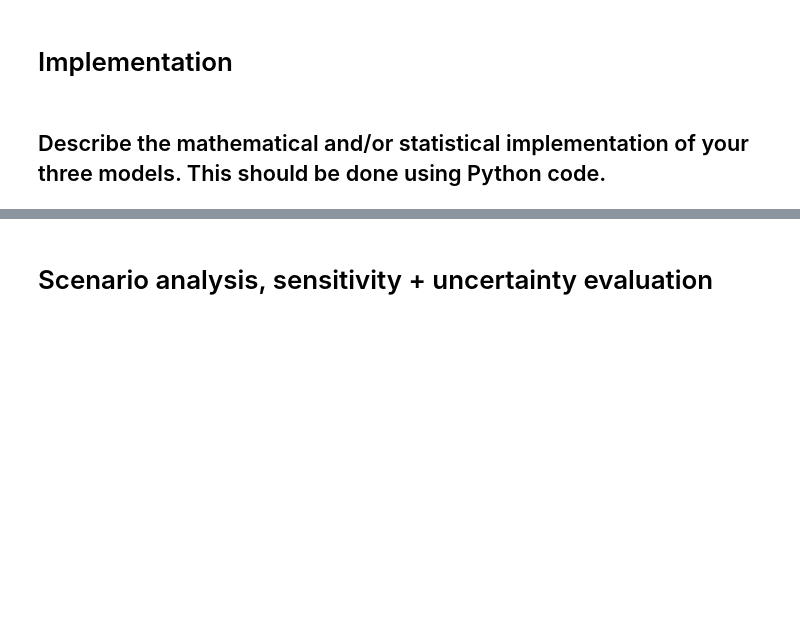
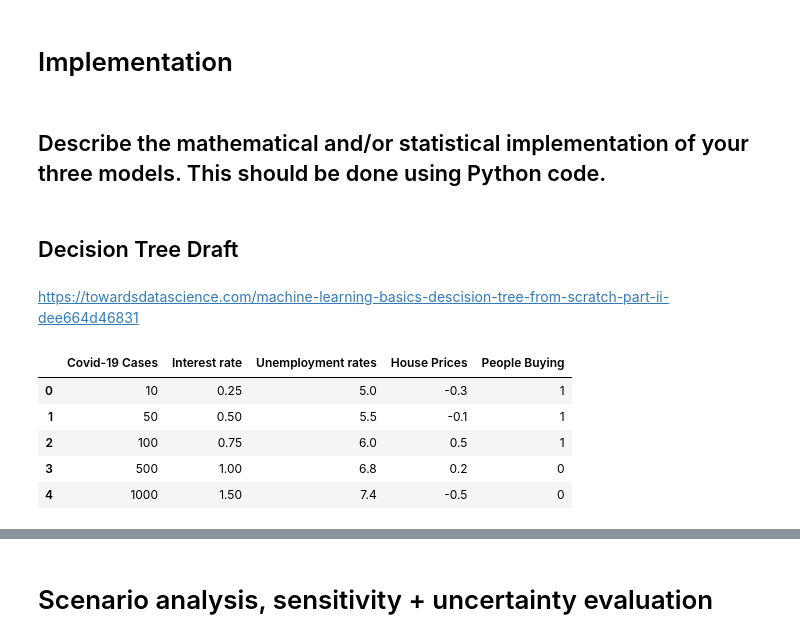
Before and after one commit to 13269384/41189-assignment-template, a Jupyter notebook: 41189 Modelling Assignment.ipynb, the cells around one changed output, grey strips where cells are left out. Saved outputs shown, nothing was run; the diff lists cells and outputs as text; code cells hidden in the pictures; blank space fills up the shorter version.

```diff
--- a/41189 Modelling Assignment.ipynb
+++ b/41189 Modelling Assignment.ipynb
@@ -260,3 +260,7 @@ Yardney, M. (2020, September 13). Sydney property market outlook. Michael Yardne
 # Implementation
 # %% [markdown]
 ## Describe the mathematical and/or statistical implementation of your three models. This should be done using Python code.
+# %% [markdown]
+## Decision Tree Draft
+# %% [markdown]
+https://towardsdatascience.com/machine-learning-basics-descision-tree-from-scratch-part-ii-dee664d46831
@@ -262,0 +273,12 @@ Yardney, M. (2020, September 13). Sydney property market outlook. Michael Yardne
+# %%
+col_names = ['Covid-19 Cases', 'Interest rate', 'Unemployment rates', 'House Prices', 'People Buying']
+# load dataset
+df = pd.read_csv("sheet3.csv")
+df.head()
+# %% [output]
+|  | Covid-19 Cases | Interest rate | Unemployment rates | House Prices | People Buying |
+| 0 | 10 | 0.25 | 5.0 | -0.3 | 1 |
+| 1 | 50 | 0.50 | 5.5 | -0.1 | 1 |
+| 2 | 100 | 0.75 | 6.0 | 0.5 | 1 |
+| 3 | 500 | 1.00 | 6.8 | 0.2 | 0 |
+| 4 | 1000 | 1.50 | 7.4 | -0.5 | 0 |
```
Also changed, not shown: parts of 7 cells of this notebook.
